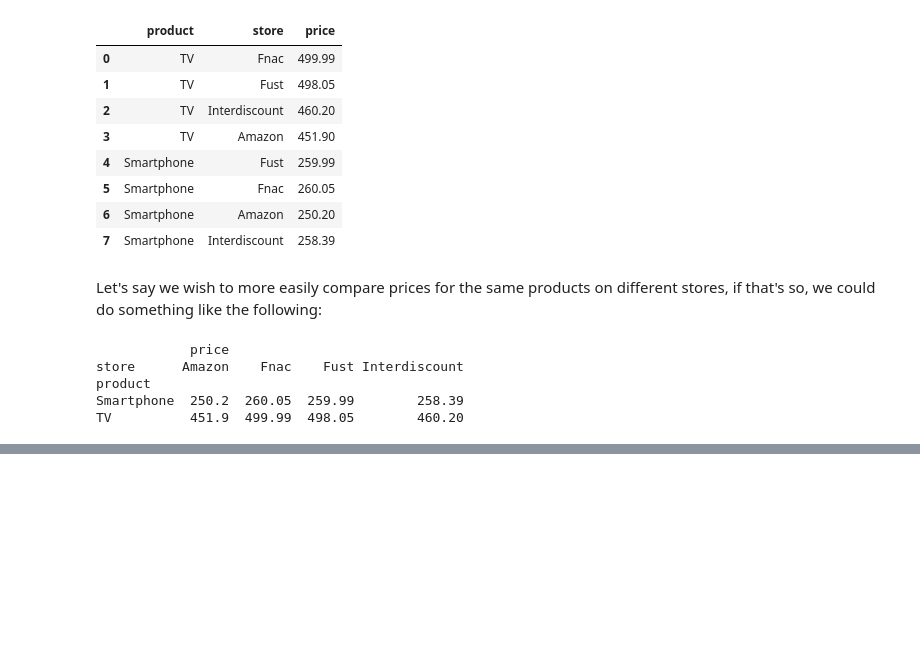
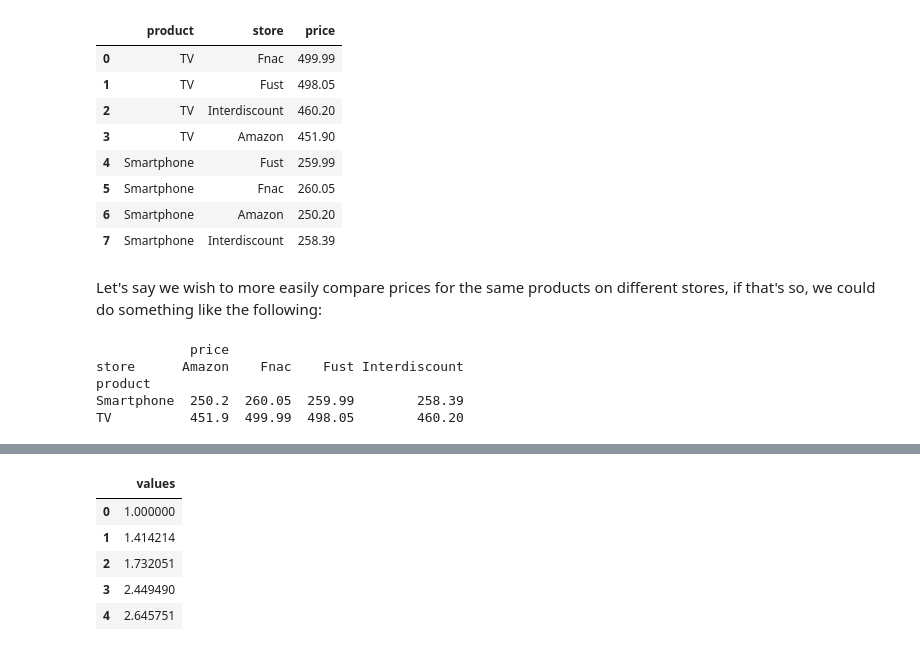
Before and after one commit to jbossios/python-tutorial, a Jupyter notebook: Jupyter-Notebooks/04_NumPy_and_pandas.ipynb, the cells around one changed output, grey strips where cells are left out. Saved outputs shown, nothing was run; the diff lists cells and outputs as text; code cells hidden in the pictures; blank space fills up the shorter version.

```diff
--- a/Jupyter-Notebooks/04_NumPy_and_pandas.ipynb
+++ b/Jupyter-Notebooks/04_NumPy_and_pandas.ipynb
@@ -1709,0 +1732,12 @@ That's all for now. If you wish to learn about data visualization in Python, tak
+# %%
+data = {'values': [1, 2, 3, 6, 7, 12]}
+df = pd.DataFrame(data)
+df = df.apply(np.sqrt, axis=1)
+df.head()
+# %% [output]
+|  | values |
+| 0 | 1.000000 |
+| 1 | 1.414214 |
+| 2 | 1.732051 |
+| 3 | 2.449490 |
+| 4 | 2.645751 |
```
Also changed, not shown: parts of 5 cells of this notebook.
